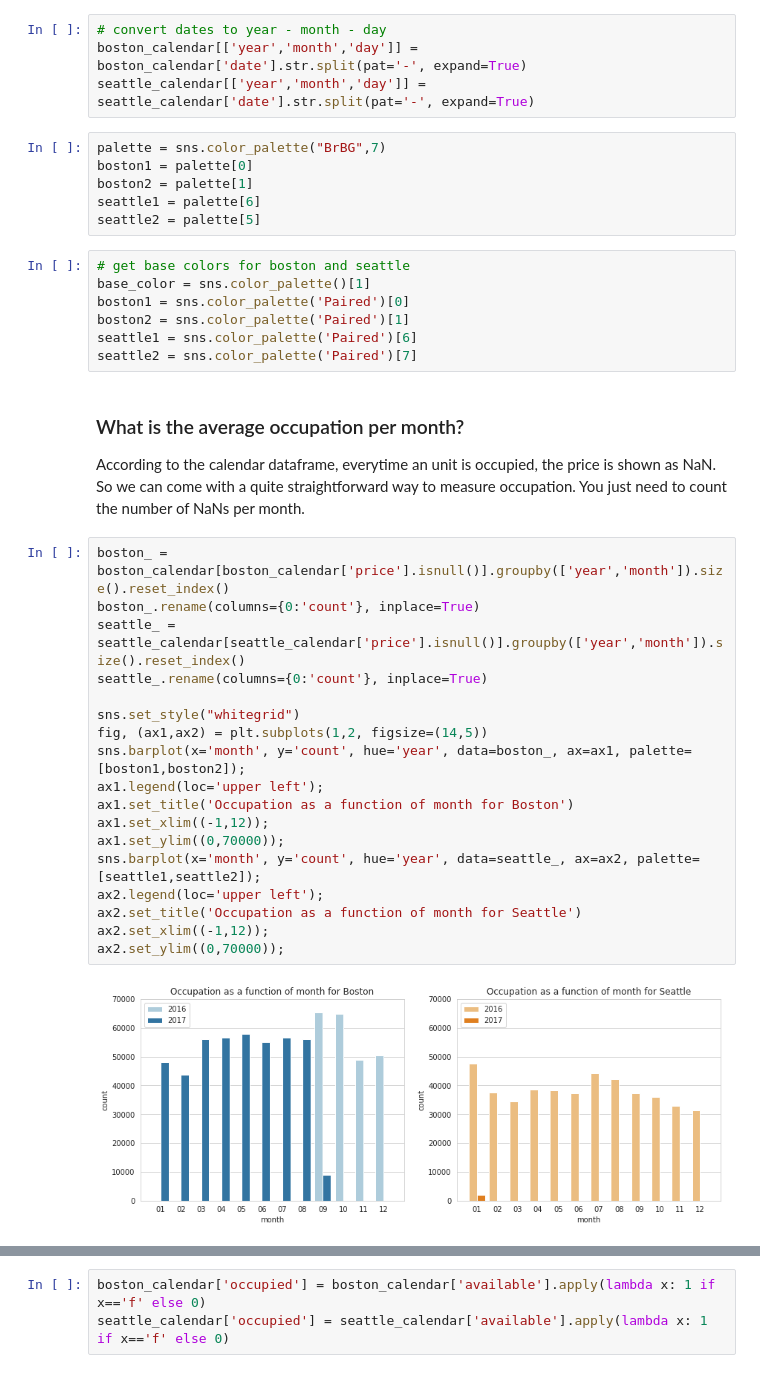
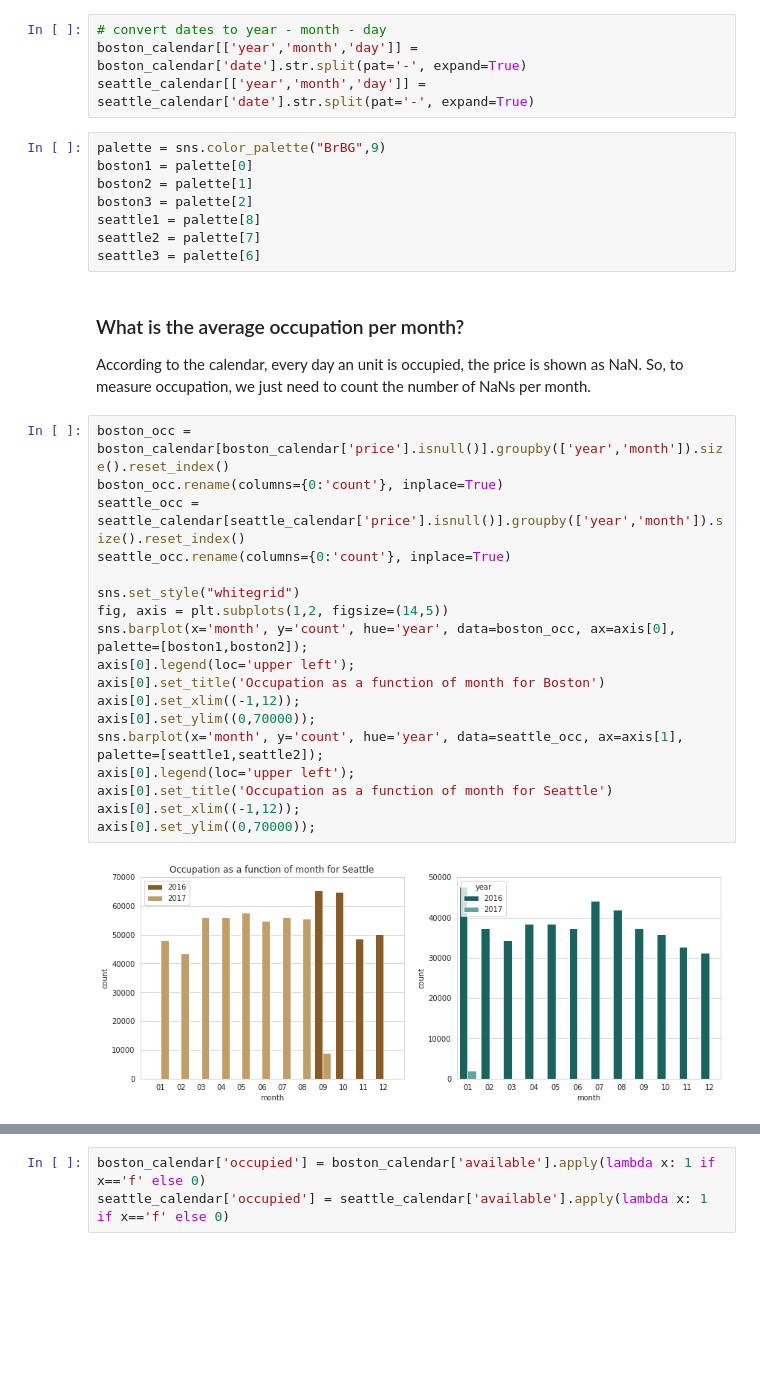
Before and after one commit to bvcmartins/dsndProject4, a Jupyter notebook: airbnb_project.ipynb, the cells around one changed output, grey strips where cells are left out. Cells and saved outputs as stored; diff of their text form; blank space fills up the shorter version.

```diff
--- a/airbnb_project.ipynb
+++ b/airbnb_project.ipynb
@@ -138,40 +157,35 @@ The first question that came to my mind was to check occupation as a function of
 boston_calendar[['year','month','day']] = boston_calendar['date'].str.split(pat='-', expand=True)
 seattle_calendar[['year','month','day']] = seattle_calendar['date'].str.split(pat='-', expand=True)
 # %%
-palette = sns.color_palette("BrBG",7)
+palette = sns.color_palette("BrBG",9)
 boston1 = palette[0]
 boston2 = palette[1]
-seattle1 = palette[6]
-seattle2 = palette[5]
+boston3 = palette[2]
+seattle1 = palette[8]
+seattle2 = palette[7]
+seattle3 = palette[6]
-# %%
-# get base colors for boston and seattle
-base_color = sns.color_palette()[1]
-boston1 = sns.color_palette('Paired')[0]
-boston2 = sns.color_palette('Paired')[1]
-seattle1 = sns.color_palette('Paired')[6]
-seattle2 = sns.color_palette('Paired')[7]
 # %% [markdown]
 ### What is the average occupation per month?
 
-According to the calendar dataframe, everytime an unit is occupied, the price is shown as NaN. So we can come with a quite straightforward way to measure occupation. You just need to count the number of NaNs per month.
+According to the calendar, every day an unit is occupied, the price is shown as NaN. So, to measure occupation, we just need to count the number of NaNs per month.
 # %%
-boston_ = boston_calendar[boston_calendar['price'].isnull()].groupby(['year','month']).size().reset_index()
-boston_.rename(columns={0:'count'}, inplace=True)
-seattle_ = seattle_calendar[seattle_calendar['price'].isnull()].groupby(['year','month']).size().reset_index()
-seattle_.rename(columns={0:'count'}, inplace=True)
+boston_occ = boston_calendar[boston_calendar['price'].isnull()].groupby(['year','month']).size().reset_index()
+boston_occ.rename(columns={0:'count'}, inplace=True)
+seattle_occ = seattle_calendar[seattle_calendar['price'].isnull()].groupby(['year','month']).size().reset_index()
+seattle_occ.rename(columns={0:'count'}, inplace=True)
 
 sns.set_style("whitegrid")
-fig, (ax1,ax2) = plt.subplots(1,2, figsize=(14,5))
-sns.barplot(x='month', y='count', hue='year', data=boston_, ax=ax1, palette=[boston1,boston2]);
-ax1.legend(loc='upper left');
-ax1.set_title('Occupation as a function of month for Boston')
-ax1.set_xlim((-1,12));
-ax1.set_ylim((0,70000));
-sns.barplot(x='month', y='count', hue='year', data=seattle_, ax=ax2, palette=[seattle1,seattle2]);
-ax2.legend(loc='upper left');
-ax2.set_title('Occupation as a function of month for Seattle')
-ax2.set_xlim((-1,12));
-ax2.set_ylim((0,70000));
+fig, axis = plt.subplots(1,2, figsize=(14,5))
+sns.barplot(x='month', y='count', hue='year', data=boston_occ, ax=axis[0], palette=[boston1,boston2]);
+axis[0].legend(loc='upper left');
+axis[0].set_title('Occupation as a function of month for Boston')
+axis[0].set_xlim((-1,12));
+axis[0].set_ylim((0,70000));
+sns.barplot(x='month', y='count', hue='year', data=seattle_occ, ax=axis[1], palette=[seattle1,seattle2]);
+axis[0].legend(loc='upper left');
+axis[0].set_title('Occupation as a function of month for Seattle')
+axis[0].set_xlim((-1,12));
+axis[0].set_ylim((0,70000));
 # %% [output]
-[figure, old version]
+[figure, new version]
 # %% [markdown]
```
Also changed, not shown: parts of 28 cells of this notebook.
